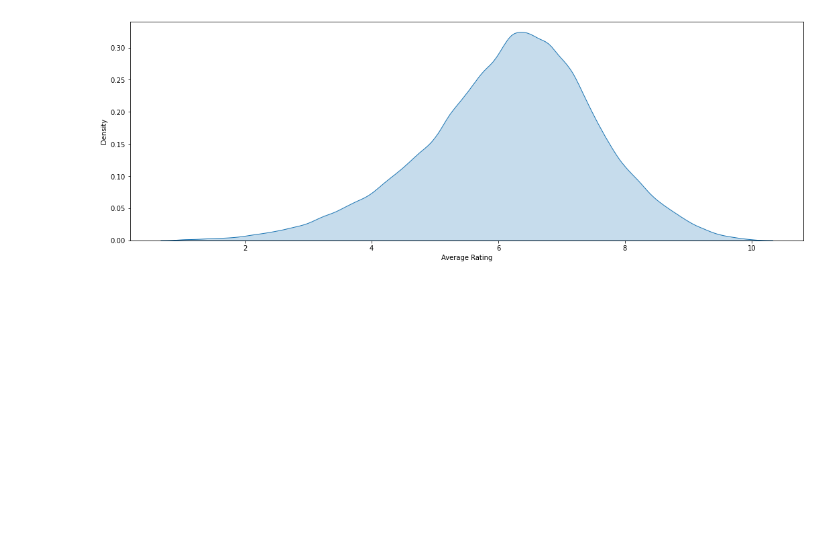
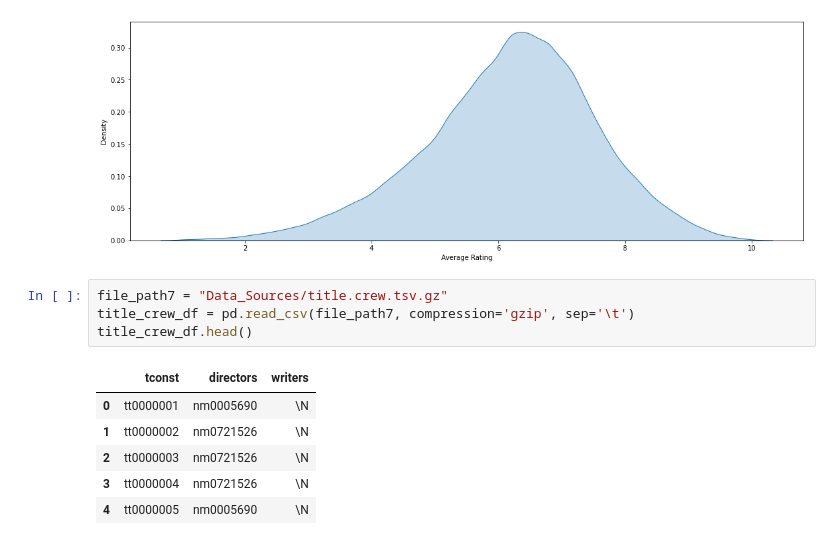
Before and after one commit to amudd10/Coming-to-A-Theater-Near-You, a Jupyter notebook: Datanalysis.ipynb, the cells around one changed output. Cells and saved outputs as stored; diff of their text form; blank space fills up the shorter version.

```diff
--- a/Datanalysis.ipynb
+++ b/Datanalysis.ipynb
@@ -359,3 +359,14 @@ ax.figure.set_size_inches(18, 6)
 plt.show()
 # %% [output]
 [figure]
+# %%
+file_path7 = "Data_Sources/title.crew.tsv.gz"
+title_crew_df = pd.read_csv(file_path7, compression='gzip', sep='\t')
+title_crew_df.head()
+# %% [output]
+|  | tconst | directors | writers |
+| 0 | tt0000001 | nm0005690 | \N |
+| 1 | tt0000002 | nm0721526 | \N |
+| 2 | tt0000003 | nm0721526 | \N |
+| 3 | tt0000004 | nm0721526 | \N |
+| 4 | tt0000005 | nm0005690 | \N |
```
Also changed, not shown: parts of 7 cells of this notebook, 8 other files.
